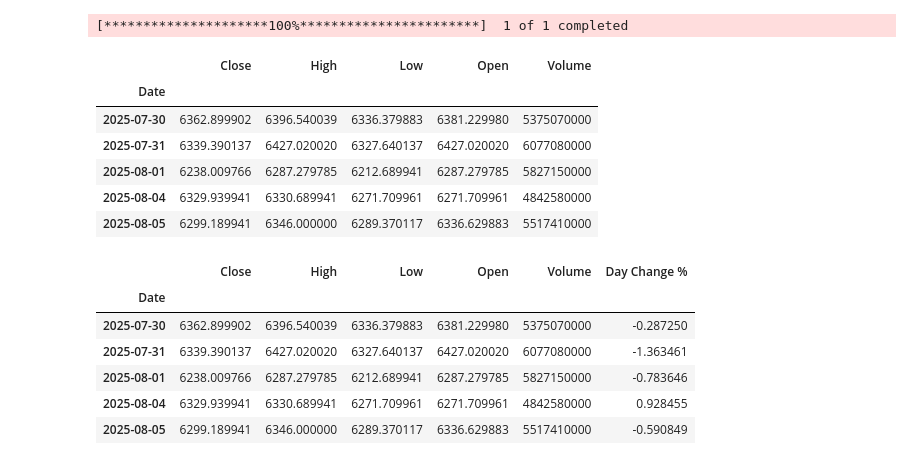
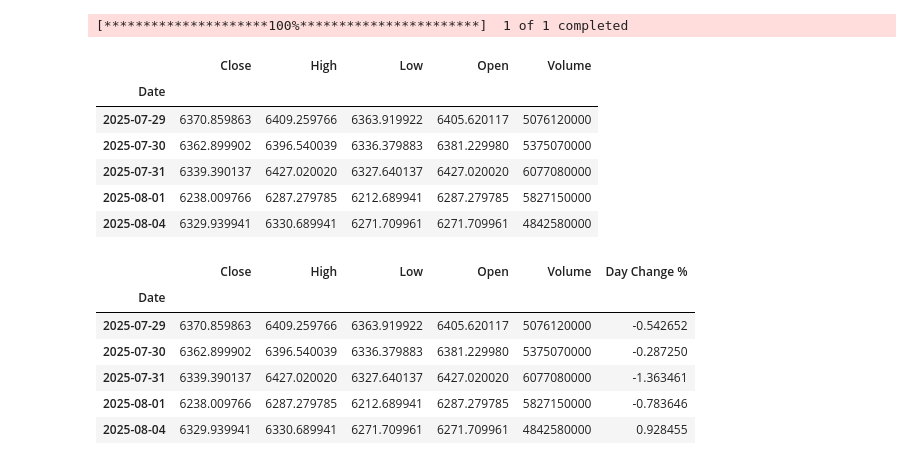
Before and after one commit to bradleyvance23/eco395-ml-midterm-kalshi, a Jupyter notebook: SP500_notebook.ipynb, the cells around one changed output. Drawn from its saved outputs; the diff is of its cells as text; code cells hidden in the pictures.

```diff
--- a/SP500_notebook.ipynb
+++ b/SP500_notebook.ipynb
@@ -1,29 +8,26 @@
 # %%
-# Install Yahoo finance python package
-# pip install yfinance
-# Library imports
-import yfinance as yf
-import pandas as pd
-sp = yf.download("^GSPC", start="2025-07-30")
+
+
+sp = yf.download("^GSPC", start="2025-07-29")
 # Data frame comes in Wide form, drop ticker header (all SP500)
 sp.columns = sp.columns.droplevel(1)
 #fix index
 sp = sp.reset_index()
 #fix names
 sp.columns.name = None
 #set index to date time for joining on date
 sp['Date'] = pd.to_datetime(sp['Date'])
 sp = sp.set_index('Date')
 sp.head()
 # %% [output]
 [*********************100%***********************]  1 of 1 completed
 |  | Close | High | Low | Open | Volume |
 | Date |  |  |  |  |  |
+| 2025-07-29 | 6370.859863 | 6409.259766 | 6363.919922 | 6405.620117 | 5076120000 |
 | 2025-07-30 | 6362.899902 | 6396.540039 | 6336.379883 | 6381.229980 | 5375070000 |
 | 2025-07-31 | 6339.390137 | 6427.020020 | 6327.640137 | 6427.020020 | 6077080000 |
 | 2025-08-01 | 6238.009766 | 6287.279785 | 6212.689941 | 6287.279785 | 5827150000 |
 | 2025-08-04 | 6329.939941 | 6330.689941 | 6271.709961 | 6271.709961 | 4842580000 |
-| 2025-08-05 | 6299.189941 | 6346.000000 | 6289.370117 | 6336.629883 | 5517410000 |
 # %%
 # Create day change percentage column to find volatile days for volatity clustering.
 sp['Day Change %'] = (sp['Close'] - sp['Open']) / sp['Open'] * 100
@@ -31,8 +35,8 @@ sp.head()
 # %% [output]
 |  | Close | High | Low | Open | Volume | Day Change % |
 | Date |  |  |  |  |  |  |
+| 2025-07-29 | 6370.859863 | 6409.259766 | 6363.919922 | 6405.620117 | 5076120000 | -0.542652 |
 | 2025-07-30 | 6362.899902 | 6396.540039 | 6336.379883 | 6381.229980 | 5375070000 | -0.287250 |
 | 2025-07-31 | 6339.390137 | 6427.020020 | 6327.640137 | 6427.020020 | 6077080000 | -1.363461 |
 | 2025-08-01 | 6238.009766 | 6287.279785 | 6212.689941 | 6287.279785 | 5827150000 | -0.783646 |
 | 2025-08-04 | 6329.939941 | 6330.689941 | 6271.709961 | 6271.709961 | 4842580000 | 0.928455 |
-| 2025-08-05 | 6299.189941 | 6346.000000 | 6289.370117 | 6336.629883 | 5517410000 | -0.590849 |
```
Also changed, not shown: parts of 4 cells of this notebook, 1 other file.
